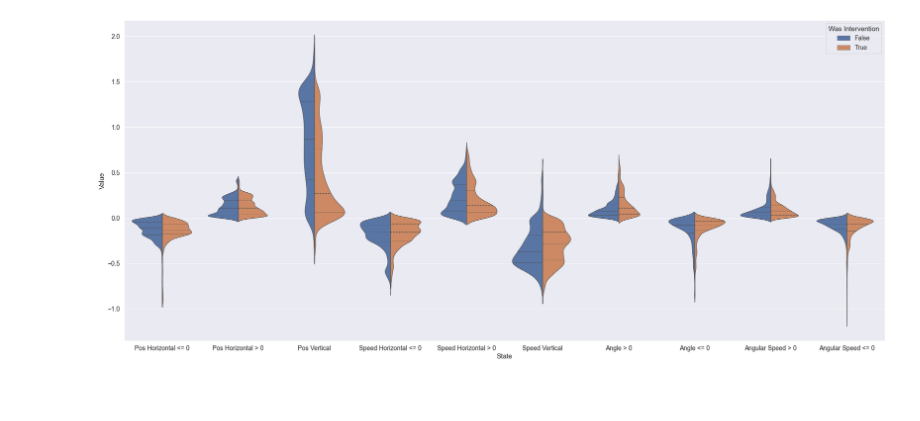
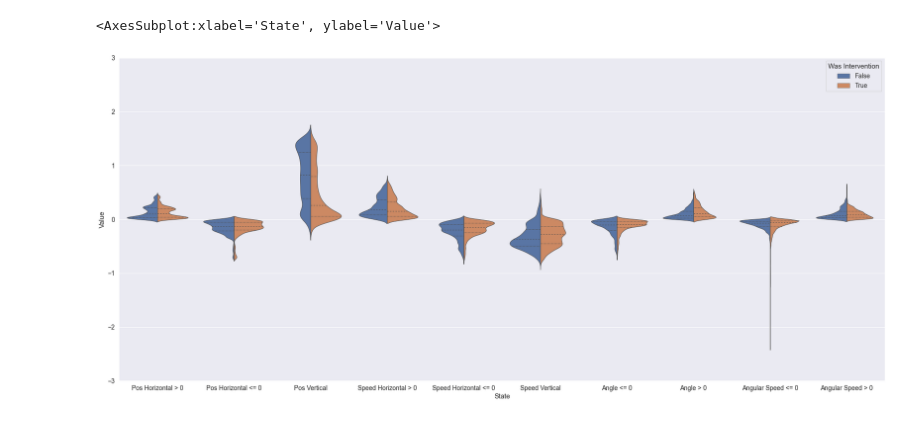
Before and after one commit to DavidKoleczek/human_marl, a Jupyter notebook: InterventionAnalysis.ipynb, the cells around one changed output. Drawn from its saved outputs; the diff is of its cells as text; code cells hidden in the pictures; blank space fills up the shorter version.

Commit message:
more intervention analysis

```diff
--- a/InterventionAnalysis.ipynb
+++ b/InterventionAnalysis.ipynb
@@ -3,10 +3,15 @@ import pandas as pd
 import seaborn as sns
 sns.set_theme(style="whitegrid")
 
+def load_dataset(filepath):
+    data = pd.read_csv(filepath)
+    # Make interventions binary (this is a result of the environment's output)
+    data['Was Intervention'] = data['Was Intervention'].apply(lambda x: False if x < 0 else True)
+    # Once the lander is at a certain vertical position, the episode should be over, so we don't want to consider those data points
+    data = data[(data['Pos Vertical'] >= 0.01) | (data['Pos Vertical'] <= -0.01)]
+    return data
 
-data = pd.read_csv('plots/data_sac_lunar_hitl_1p_sensor01.csv')
-
-# Make interventions binary (this is a result of the environment's output)
-data['Was Intervention'] = data['Was Intervention'].apply(lambda x: False if x < 0 else True)
-# Once the lander is at a certain vertical position, the episode should be over, so we don't want to consider those data points
-data = data[(data['Pos Vertical'] >= 0.01) | (data['Pos Vertical'] <= -0.01)]
+sensor1p_data = load_dataset('plots/data_sac_lunar_hitl_1p_sensor01.csv')
+human_data = load_dataset('plots/data_human_sac_lunar_hitl_1p_sensor01.csv')
+optimal_data = load_dataset('plots/data_sac_lunar_optimal.csv')
+random_data = load_dataset('plots/data_sac_lunar_random.csv')
@@ -13,14 +31,21 @@ data = data[(data['Pos Vertical'] >= 0.01) | (data['Pos Vertical'] <= -0.01)]
 # %%
-violin_data = pd.melt(data, id_vars = ['Was Intervention', 'Episode Number'], var_name = 'State', value_name = 'Value')
-violin_data = violin_data[~violin_data['State'].isin(['Leg 1 Contact', 'Leg 2 Contact', 'Main Engine Action', 'Left-Right Action'])]
+def violin_plot(dataset):
+    violin_data = pd.melt(dataset, id_vars = ['Was Intervention', 'Episode Number'], var_name = 'State', value_name = 'Value')
+    violin_data = violin_data[~violin_data['State'].isin(['Leg 1 Contact', 'Leg 2 Contact', 'Main Engine Action', 'Left-Right Action'])]
 
-for state in ['Pos Horizontal', 'Speed Horizontal',  'Angle', 'Angular Speed']:
-    temp = violin_data[(violin_data['State'] == state) & (violin_data['Value'] <= 0)]
-    violin_data.loc[temp.index, 'State'] = state + ' <= 0'
-    temp = violin_data[(violin_data['State'] == state) & (violin_data['Value'] > 0)]
-    violin_data.loc[temp.index, 'State'] = state + ' > 0'
+    # for these variables, split them up by less than 0 and greater than 0
+    for state in ['Pos Horizontal', 'Speed Horizontal',  'Angle', 'Angular Speed']:
+        temp = violin_data[(violin_data['State'] == state) & (violin_data['Value'] <= 0)]
+        violin_data.loc[temp.index, 'State'] = state + ' <= 0'
+        temp = violin_data[(violin_data['State'] == state) & (violin_data['Value'] > 0)]
+        violin_data.loc[temp.index, 'State'] = state + ' > 0'
+
+    sns.set(rc={'figure.figsize':(30, 13)}, font_scale = 1.25)
+    plot = sns.violinplot(data=violin_data, x="State", y="Value", hue="Was Intervention", split=True, inner="quart", linewidth=1)
+    plot.set(ylim=(-3, 3))
+    return plot
-# %%
-sns.set(rc={'figure.figsize':(30, 13)}, font_scale = 1.25)
-plot = sns.violinplot(data=violin_data, x="State", y="Value", hue="Was Intervention", split=True, inner="quart", linewidth=1)
-# %% [output]
-[figure, removed]
+# %%
+violin_plot(sensor1p_data)
+# %% [output]
+<AxesSubplot:xlabel='State', ylabel='Value'>
+[figure, added]
```
Also changed, not shown: parts of 7 cells of this notebook, 8 other files.
